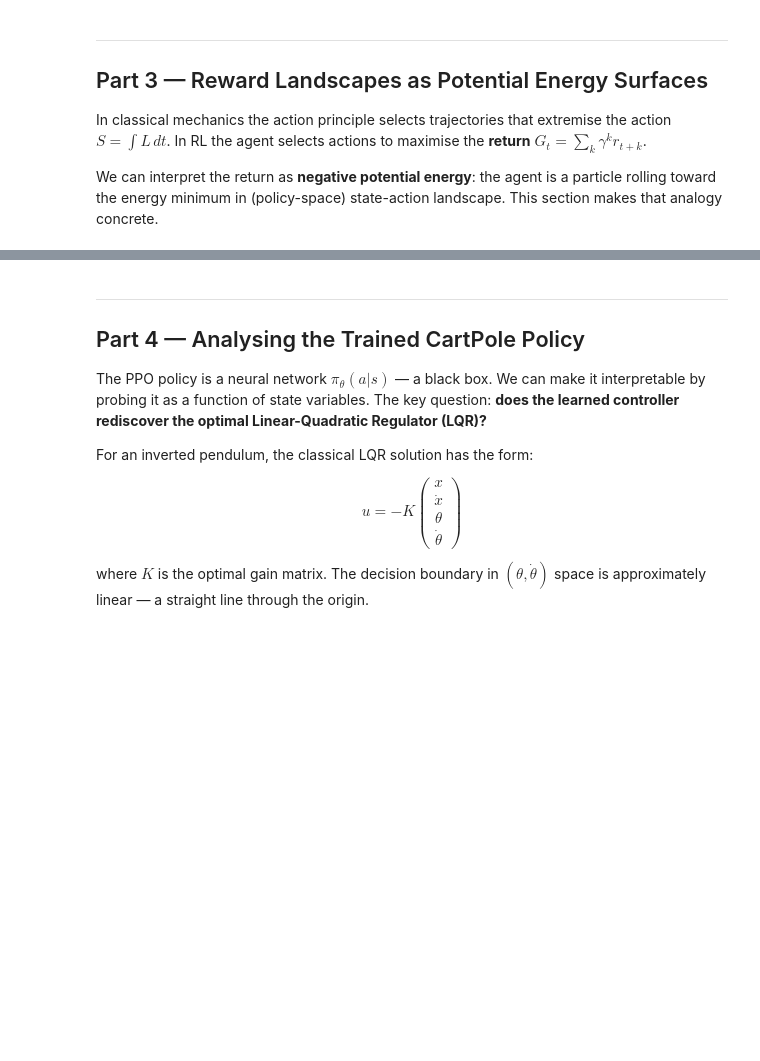
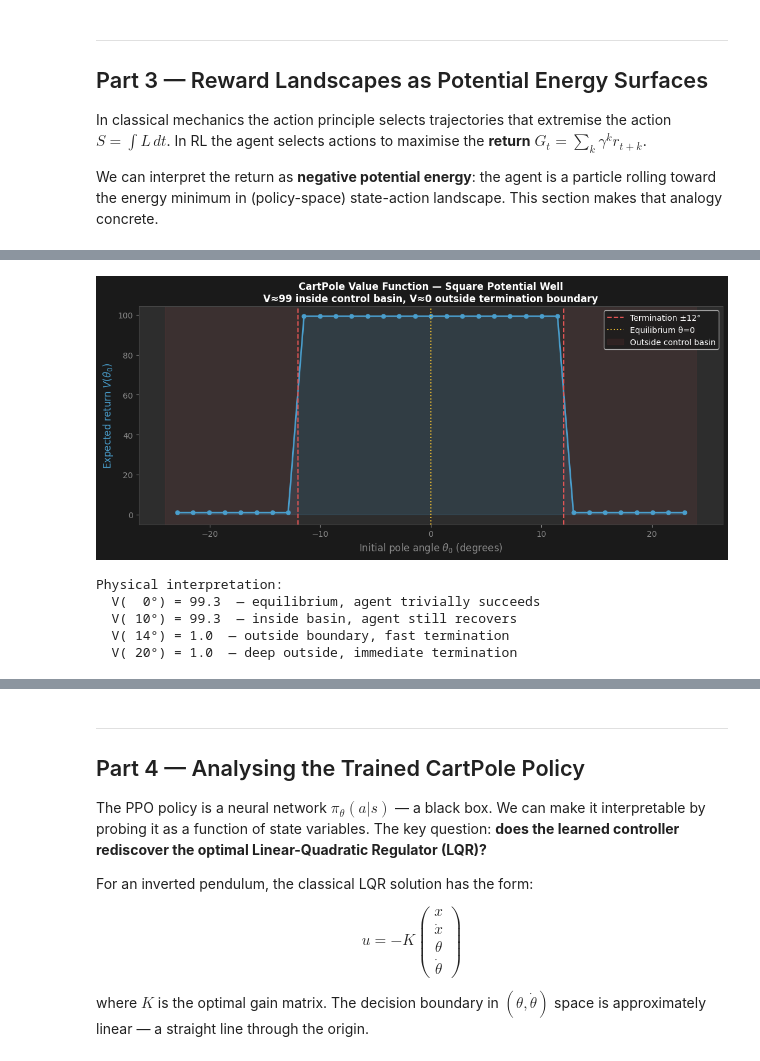
Before and after one commit to mirko-degli-esposti/Conway-to-LangGraph, a Jupyter notebook: week06_gymnasium/notebooks/week6_gymnasium.ipynb, the cells around one changed output, grey strips where cells are left out. Drawn from its saved outputs; the diff is of its cells as text; code cells hidden in the pictures; blank space fills up the shorter version.

```diff
--- a/week06_gymnasium/notebooks/week6_gymnasium.ipynb
+++ b/week06_gymnasium/notebooks/week6_gymnasium.ipynb
@@ -572,58 +891,72 @@ We can interpret the return as **negative potential energy**: the agent is a par
 # %%
 # ── 3.1  CartPole reward landscape vs pole angle ──────────────────────────────
 #
-# The instant reward is +1 for every step NOT terminated.
-# For a single step: r(θ) = 1  if |θ| < 0.2094 rad,  else 0
-# But the *value function* V(s) ~ E[G_t | s] tells us how much
-# future reward to expect from state s — that IS the potential energy.
-#
-# Here we estimate V(θ) empirically by rolling out the trained policy
-# from many initial pole angles.
+# INSIGHT: a well-trained PPO recovers from ANY angle within ±12°.
+# The interesting physics is at the BOUNDARY and beyond.
+# We must sample θ outside ±0.2094 rad to see the potential well walls.
 
 def estimate_value(model, theta_init, n_episodes=20):
-    """Estimate V(θ₀) = expected return when starting at pole angle θ₀."""
     env = gym.make('CartPole-v1')
     returns = []
     for _ in range(n_episodes):
-        obs, _ = env.reset()
-        obs[2] = theta_init  # override pole angle
+        env.reset()
+        env.unwrapped.state = np.array([0.0, 0.0, theta_init, 0.0])
+        obs = env.unwrapped.state.copy()
         G, gamma = 0.0, 0.99
         k = 0
         while True:
-            action, _ = model.predict(obs[np.newaxis], deterministic=True)
-            obs, r, term, trunc, _ = env.step(int(action))
+            action, _ = model.predict(obs, deterministic=True)
+            obs, r, term, trunc, _ = env.step(action.item())
             G += gamma**k * r
             k += 1
             if term or trunc or k > 500:
                 break
         returns.append(G)
     env.close()
     return np.mean(returns)
 
-theta_vals = np.linspace(-0.18, 0.18, 19)  # within termination limit
-V_theta = [estimate_value(model_cp, th, n_episodes=10) for th in theta_vals]
+# ── KEY FIX: extend range well beyond the ±0.2094 rad termination boundary ────
+theta_vals = np.linspace(-0.40, 0.40, 33)   # ±23°, covers inside + outside
+V_theta    = [estimate_value(model_cp, th, n_episodes=20) for th in theta_vals]
 
-fig, ax = plt.subplots(figsize=(10, 5))
+fig, ax = plt.subplots(figsize=(11, 5))
 fig.patch.set_facecolor('#1A1A1A')
 ax.set_facecolor('#2D2D2D')
 
-ax.plot(np.degrees(theta_vals), V_theta, 'o-', color='#4A9ECC', lw=2, ms=6)
+ax.plot(np.degrees(theta_vals), V_theta, 'o-', color='#4A9ECC', lw=2, ms=5)
 ax.fill_between(np.degrees(theta_vals), V_theta, alpha=0.15, color='#4A9ECC')
-ax.axvline(0, color='#E8B931', ls=':', lw=1.5, label='Equilibrium θ=0')
-ax.axvline(12, color='#E05555', ls='--', lw=1.5, label='Termination ±12°')
+
+# Termination walls
+ax.axvline( 12, color='#E05555', ls='--', lw=1.5, label='Termination ±12°')
 ax.axvline(-12, color='#E05555', ls='--', lw=1.5)
+ax.axvline(  0, color='#E8B931', ls=':',  lw=1.5, label='Equilibrium θ=0')
+
+# Shade the "forbidden" region
+ax.axvspan( 12, 24, alpha=0.08, color='#E05555', label='Outside control basin')
+ax.axvspan(-24,-12, alpha=0.08, color='#E05555')
+
 ax.set_xlabel(r'Initial pole angle $\theta_0$ (degrees)', color='#888888', fontsize=12)
-ax.set_ylabel(r'Expected return $V(\theta_0)$  [= −potential energy]', color='#4A9ECC', fontsize=12)
-ax.set_title('Reward Landscape: CartPole Value Function vs Initial Pole Angle',
-             color='white', fontsize=13, fontweight='bold')
-ax.legend(facecolor='#1A1A1A', labelcolor='white')
+ax.set_ylabel(r'Expected return $V(\theta_0)$', color='#4A9ECC', fontsize=12)
+ax.set_title('CartPole Value Function — Square Potential Well\n'
+             r'V≈99 inside control basin, V≈0 outside termination boundary',
+             color='white', fontsize=12, fontweight='bold')
+ax.legend(facecolor='#1A1A1A', labelcolor='white', fontsize=10)
 ax.tick_params(colors='#888888')
 for sp in ax.spines.values(): sp.set_color('#444444')
 
 plt.tight_layout()
 plt.savefig('reward_landscape.png', dpi=120, bbox_inches='tight', facecolor='#1A1A1A')
 plt.show()
 
 print('Physical interpretation:')
-print(f'  V(0°)  = {estimate_value(model_cp, 0.0, 30):.1f}  (near-perfect control near equilibrium)')
-print(f'  V(10°) = {estimate_value(model_cp, 0.175, 30):.1f}  (near termination boundary)')
+print(f'  V(  0°) = {estimate_value(model_cp,  0.000, 30):.1f}  — equilibrium, agent trivially succeeds')
+print(f'  V( 10°) = {estimate_value(model_cp,  0.175, 30):.1f}  — inside basin, agent still recovers')
+print(f'  V( 14°) = {estimate_value(model_cp,  0.244, 30):.1f}  — outside boundary, fast termination')
+print(f'  V( 20°) = {estimate_value(model_cp,  0.349, 30):.1f}  — deep outside, immediate termination')
+# %% [output]
+[figure, added]
+Physical interpretation:
+  V(  0°) = 99.3  — equilibrium, agent trivially succeeds
+  V( 10°) = 99.3  — inside basin, agent still recovers
+  V( 14°) = 1.0  — outside boundary, fast termination
+  V( 20°) = 1.0  — deep outside, immediate termination
```
Also changed, not shown: parts of 23 cells of this notebook.
